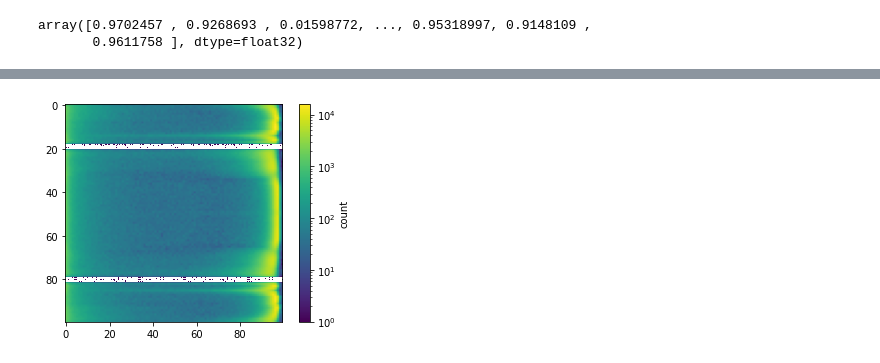
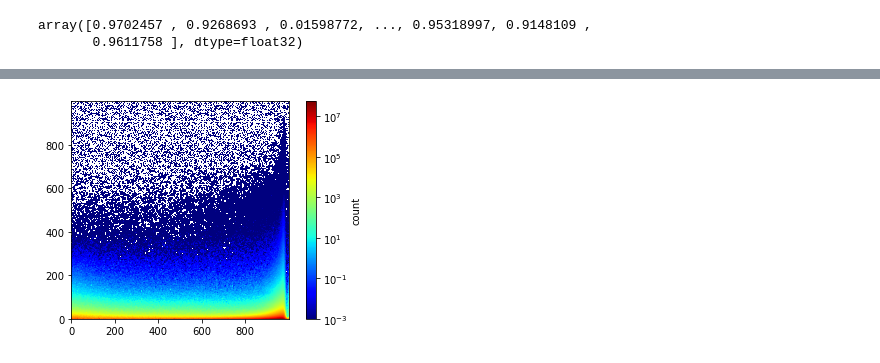
Before and after one commit to kyranks/photon-study, a Jupyter notebook: 12ExploringAfterNN.ipynb, the cells around one changed output, grey strips where cells are left out. Cells and saved outputs as stored; diff of their text form; code cells hidden in the pictures.

```diff
--- a/12ExploringAfterNN.ipynb
+++ b/12ExploringAfterNN.ipynb
@@ -78,4 +88,7 @@ y_pred
 # %% [output]
 array([0.9702457 , 0.9268693 , 0.01598772, ..., 0.95318997, 0.9148109 ,
        0.9611758 ], dtype=float32)
+# %%
+sig = np.array(df_oddc.y_isTruthMatchedPhoton)
+bkg = np.array(~df_oddc.y_isTruthMatchedPhoton)
 # %%
@@ -162,24 +205,24 @@ plt.show()
 # %%
 #or
 
 
 # import numpy as np
 # import numpy.random
 # import matplotlib.pyplot as plt
 
 # # Generate some test data
 # x = np.random.randn(8873)
 # y = np.random.randn(8873)
 
-heatmap, xedges, yedges = np.histogram2d(x, y, bins=100)
+heatmap, xedges, yedges = np.histogram2d(x[sig], y2[sig], bins=1000, weights=df_oddc.finalWeight.ravel()[sig])
 # extent = [xedges[0], xedges[-1], yedges[0], yedges[-1]]
 
 plt.clf()
-plt.imshow(heatmap.T, origin='lower', norm=colors.LogNorm())
+plt.imshow(heatmap.T, origin='lower',cmap=CM.jet, norm=colors.LogNorm(vmin=0.001))
 
 cb = plt.colorbar()
 cb.set_label('count')  #make this log(count)
 
 plt.show()
 # %% [output]
-[figure, old version]
+[figure, new version]
```
Also changed, not shown: parts of 28 cells of this notebook, 47 other files.
